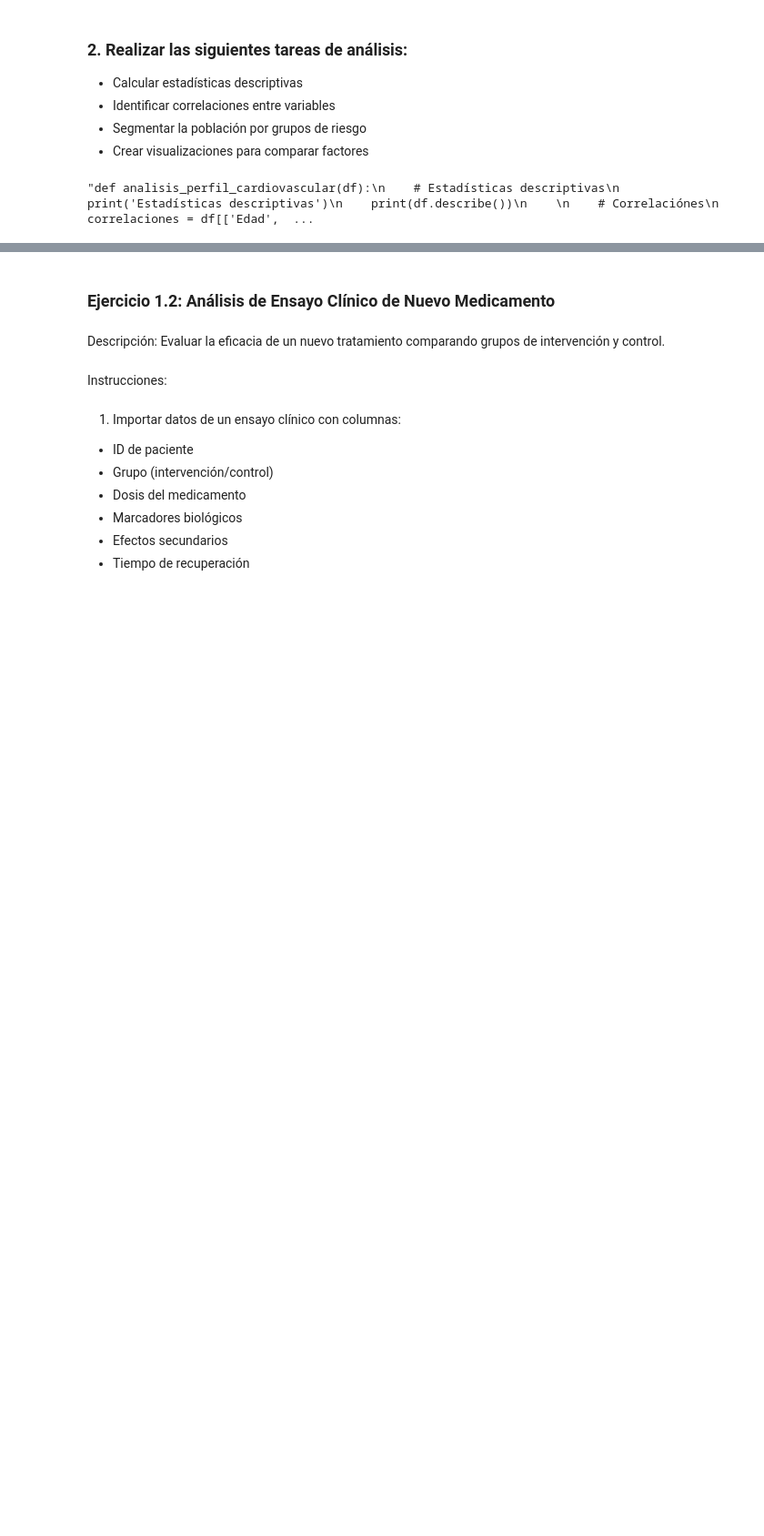
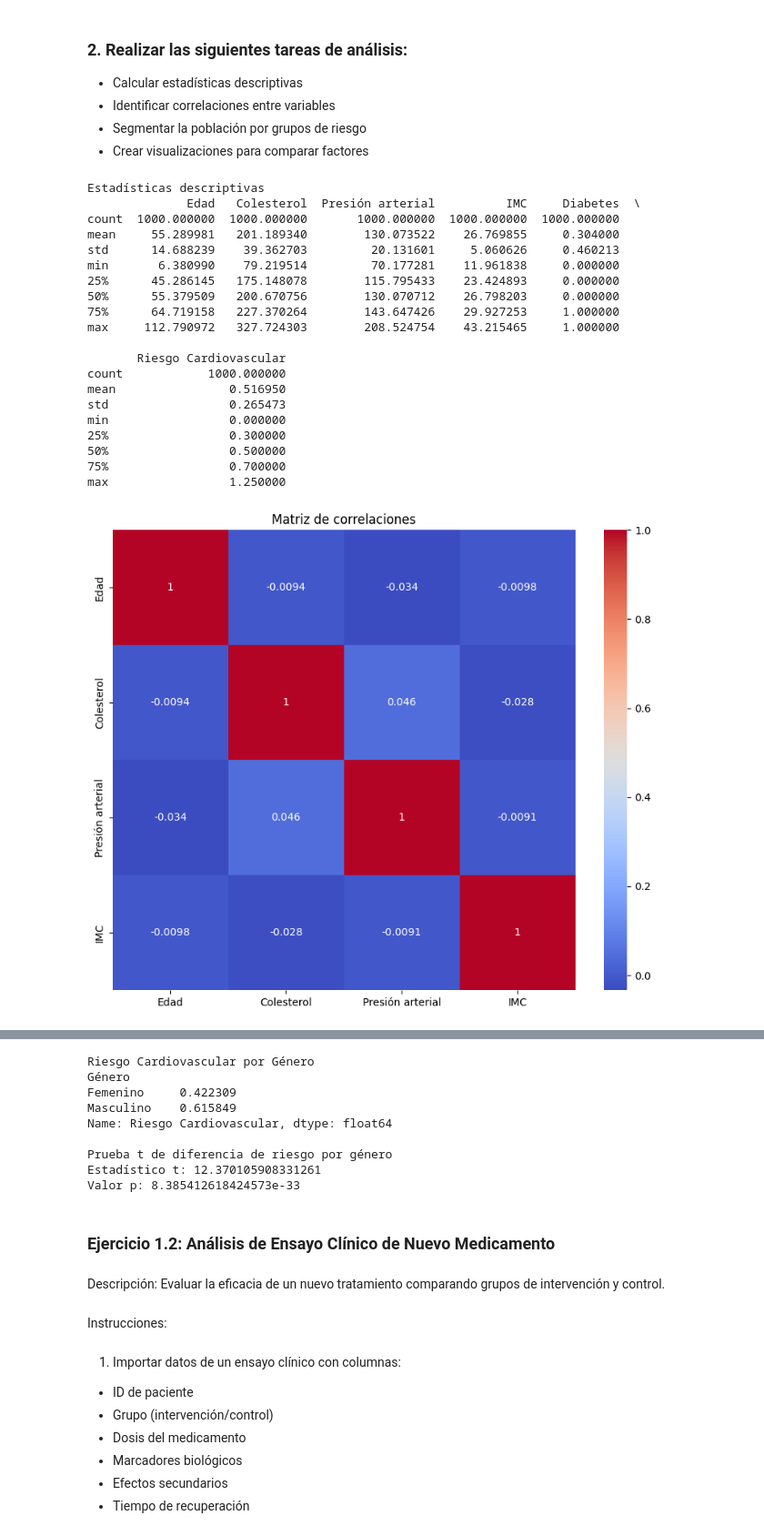
Before and after one commit to tucubanit0/Big-Data, a Jupyter notebook: 05_03_tipos_de_datos/05_03/Ejercicios de Análisis de Datos Biosanitarios.ipynb, the cells around one changed output, grey strips where cells are left out. Shown at 91% size. Saved outputs shown, nothing was run; the diff lists cells and outputs as text; code cells hidden in the pictures; blank space fills up the shorter version.

```diff
--- a/05_03_tipos_de_datos/05_03/Ejercicios de Análisis de Datos Biosanitarios.ipynb
+++ b/05_03_tipos_de_datos/05_03/Ejercicios de Análisis de Datos Biosanitarios.ipynb
@@ -30,7 +30,7 @@ factores de riesgo y patrones relacionados con enfermedades cardiovasculares.
 - Historial de diabetes
 - Incidencia de enfermedad cardiovascular
 # %%
-'''# Generacion de datos sinteticos
+# Generacion de datos sinteticos
 def generar_datos_cardiovasculares(n_muestras=1000):
     np.random.seed(42)
 
@@ -65,4 +65,4 @@ def generar_datos_cardiovasculares(n_muestras=1000):
 
     return df
 
-datos_cv = generar_datos_cardiovasculares()'''
+datos_cv = generar_datos_cardiovasculares()
@@ -75,7 +73,7 @@ datos_cv = generar_datos_cardiovasculares()'''
 - Segmentar la población por grupos de riesgo
 - Crear visualizaciones para comparar factores
 # %%
-'''def analisis_perfil_cardiovascular(df):
+def analisis_perfil_cardiovascular(df):
     # Estadísticas descriptivas
     print('Estadísticas descriptivas')
     print(df.describe())
@@ -94,32 +92,52 @@ datos_cv = generar_datos_cardiovasculares()'''
     datos_escalados = scaler.fit_transform(df[features])
     kmeans = KMeans(n_clusters=3, random_state=42)
     df['Grupo de Riesgo'] = kmeans.fit_predict(datos_escalados)
 
 
     # Visualización de grupos de riesgo
     plt.figure(figsize=(12, 6))
     sns.scatterplot(data=df, x='Edad', y='Colesterol', hue='Grupo de Riesgo', palette='viridis')
     plt.title('Grupo de Riesgo Cardiovascular')
     plt.show()
 
     # Analisis de riesgo de género
     riesgo_por_genero = df.groupby('Género')['Riesgo Cardiovascular'].mean()
     print('\nRiesgo Cardiovascular por Género')
     print(riesgo_por_genero)
 
 
     # Prueba Estadística de diferencias de riesgo por género
     riesgo_masculino = df[df['Género'] == 'Masculino']['Riesgo Cardiovascular']
     riesgo_femenino = df[df['Género'] == 'Femenino']['Riesgo Cardiovascular']
 
     t_statistic, p_value = stats.ttest_ind(riesgo_masculino, riesgo_femenino)
     print(f'\nPrueba t de diferencia de riesgo por género')
     print(f'Estadístico t: {t_statistic}')
     print(f'Valor p: {p_value}')
 
 
 
 # Ejecutar analisis
-analisis_perfil_cardiovascular(datos_cv)'''
+analisis_perfil_cardiovascular(datos_cv)
 # %% [output]
-"def analisis_perfil_cardiovascular(df):\n    # Estadísticas descriptivas\n    print('Estadísticas descriptivas')\n    print(df.describe())\n    \n    # Correlaciónes\n    correlaciones = df[['Edad',  ...
+Estadísticas descriptivas
+              Edad   Colesterol  Presión arterial          IMC     Diabetes  \
+count  1000.000000  1000.000000       1000.000000  1000.000000  1000.000000
+mean     55.289981   201.189340        130.073522    26.769855     0.304000
+std      14.688239    39.362703         20.131601     5.060626     0.460213
+min       6.380990    79.219514         70.177281    11.961838     0.000000
+25%      45.286145   175.148078        115.795433    23.424893     0.000000
+50%      55.379509   200.670756        130.070712    26.798203     0.000000
+75%      64.719158   227.370264        143.647426    29.927253     1.000000
+max     112.790972   327.724303        208.524754    43.215465     1.000000
+
+       Riesgo Cardiovascular
+count            1000.000000
+mean                0.516950
+std                 0.265473
+min                 0.000000
+25%                 0.300000
+50%                 0.500000
+75%                 0.700000
+max                 1.250000
+[figure, added]
@@ -126,3 +159,12 @@ analisis_perfil_cardiovascular(datos_cv)'''
+Riesgo Cardiovascular por Género
+Género
+Femenino     0.422309
+Masculino    0.615849
+Name: Riesgo Cardiovascular, dtype: float64
+
+Prueba t de diferencia de riesgo por género
+Estadístico t: 12.370105908331261
+Valor p: 8.385412618424573e-33
 # %% [markdown]
 ### Ejercicio 1.2: Análisis de Ensayo Clínico de Nuevo Medicamento
 # %% [markdown]
```
Also changed, not shown: parts of 3 cells of this notebook.
